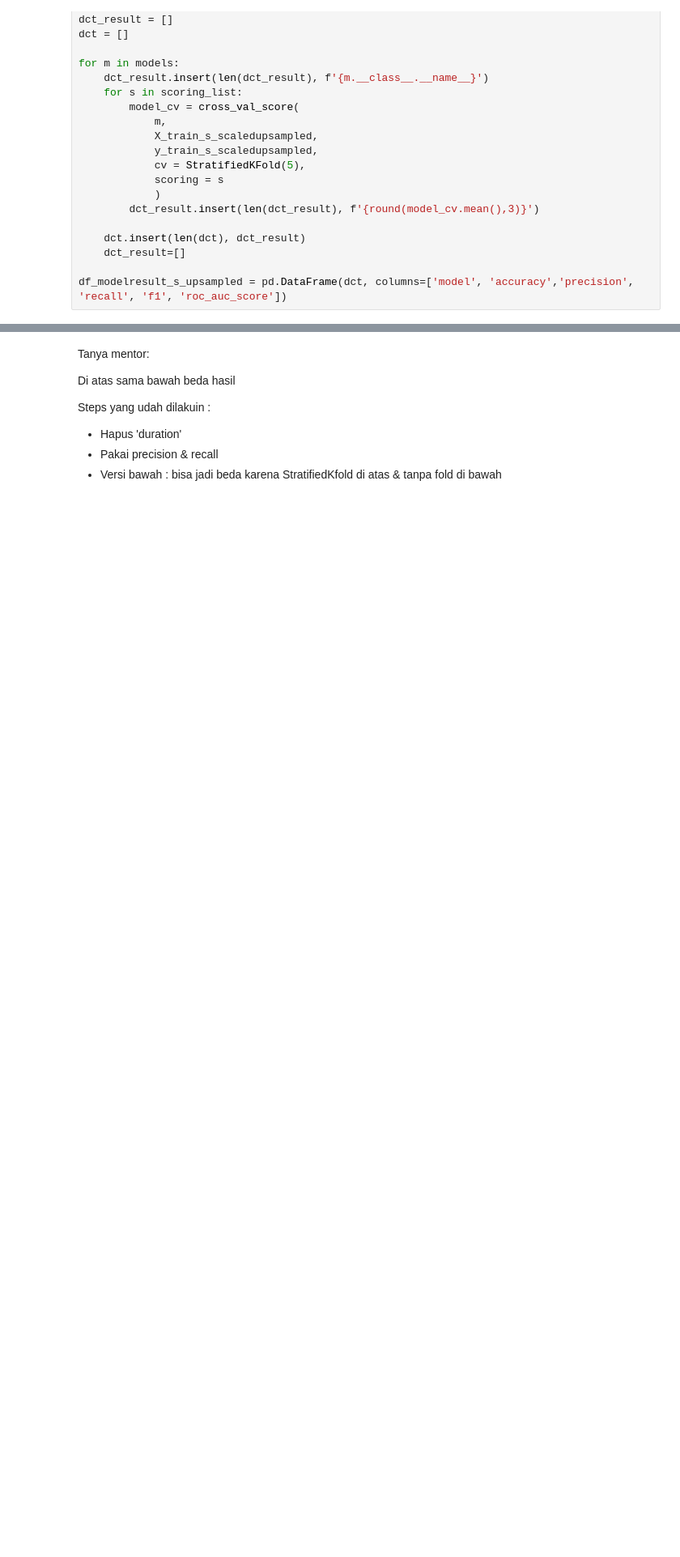
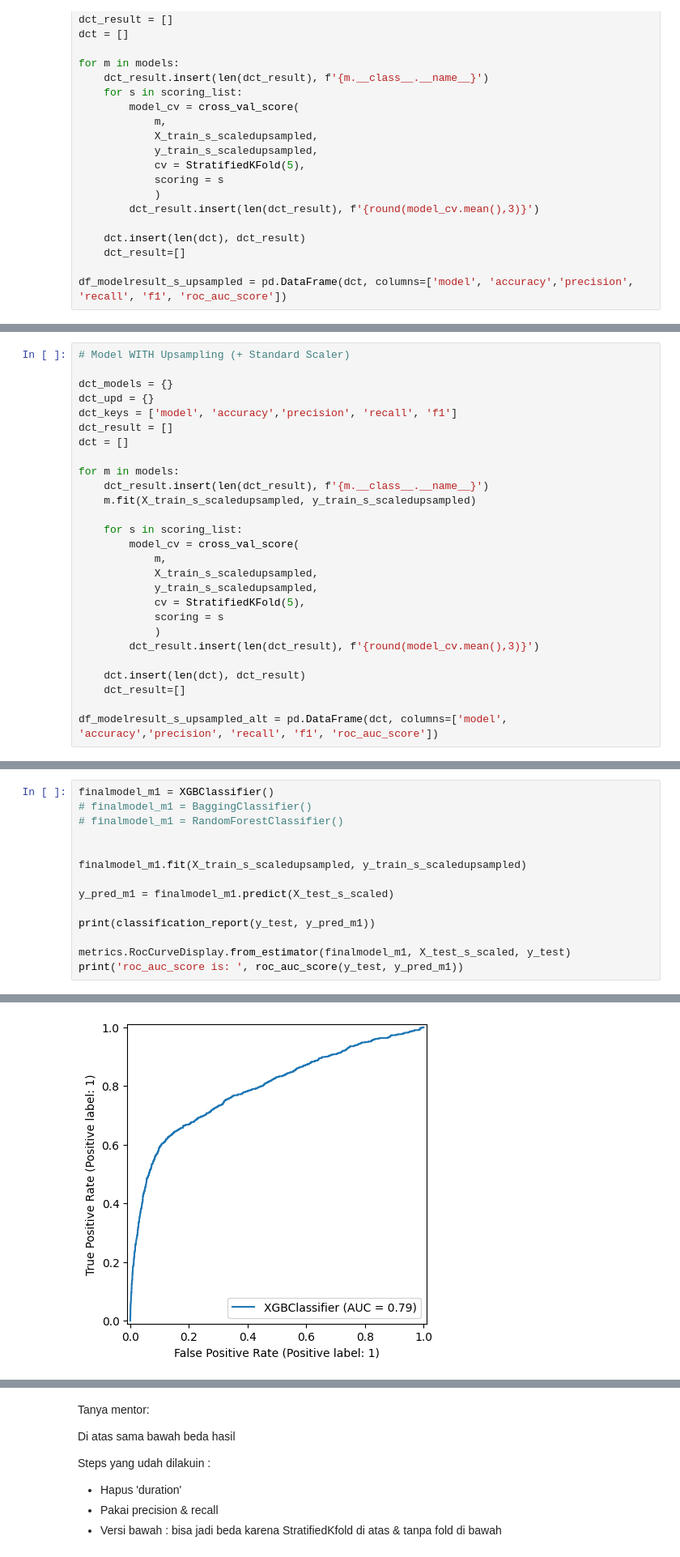
Before and after one commit to nikkoschy/jcdsol_enigma_finpro, a Jupyter notebook: finpro_enigma_bank_case_noduration.ipynb, the cells around one changed output, grey strips where cells are left out. Shown at 81% size. Saved outputs shown, nothing was run; the diff lists cells and outputs as text; blank space fills up the shorter version.

```diff
--- a/finpro_enigma_bank_case_noduration.ipynb
+++ b/finpro_enigma_bank_case_noduration.ipynb
@@ -772,0 +709,27 @@ df_modelresult_s_upsampled.sort_values(['precision', 'recall'], ascending=False)
+# %%
+# Model WITH Upsampling (+ Standard Scaler)
+
+dct_models = {}
+dct_upd = {}
+dct_keys = ['model', 'accuracy','precision', 'recall', 'f1']
+dct_result = []
+dct = []
+
+for m in models:
+    dct_result.insert(len(dct_result), f'{m.__class__.__name__}')
+    m.fit(X_train_s_scaledupsampled, y_train_s_scaledupsampled)
+
+    for s in scoring_list:
+        model_cv = cross_val_score(
+            m,
+            X_train_s_scaledupsampled,
+            y_train_s_scaledupsampled,
+            cv = StratifiedKFold(5),
+            scoring = s
+            )
+        dct_result.insert(len(dct_result), f'{round(model_cv.mean(),3)}')
+
+    dct.insert(len(dct), dct_result)
+    dct_result=[]
+
+df_modelresult_s_upsampled_alt = pd.DataFrame(dct, columns=['model', 'accuracy','precision', 'recall', 'f1', 'roc_auc_score'])
@@ -772,0 +755,15 @@ df_modelresult_s_upsampled.sort_values(['precision', 'recall'], ascending=False)
+# %%
+finalmodel_m1 = XGBClassifier()
+# finalmodel_m1 = BaggingClassifier()
+# finalmodel_m1 = RandomForestClassifier()
+
+
+finalmodel_m1.fit(X_train_s_scaledupsampled, y_train_s_scaledupsampled)
+
+y_pred_m1 = finalmodel_m1.predict(X_test_s_scaled)
+
+print(classification_report(y_test, y_pred_m1))
+
+metrics.RocCurveDisplay.from_estimator(finalmodel_m1, X_test_s_scaled, y_test)
+print('roc_auc_score is: ', roc_auc_score(y_test, y_pred_m1))
+# %% [output]
@@ -772,0 +780 @@ df_modelresult_s_upsampled.sort_values(['precision', 'recall'], ascending=False)
+[figure, added]
```
Also changed, not shown: parts of 43 cells of this notebook, 1 other file.
